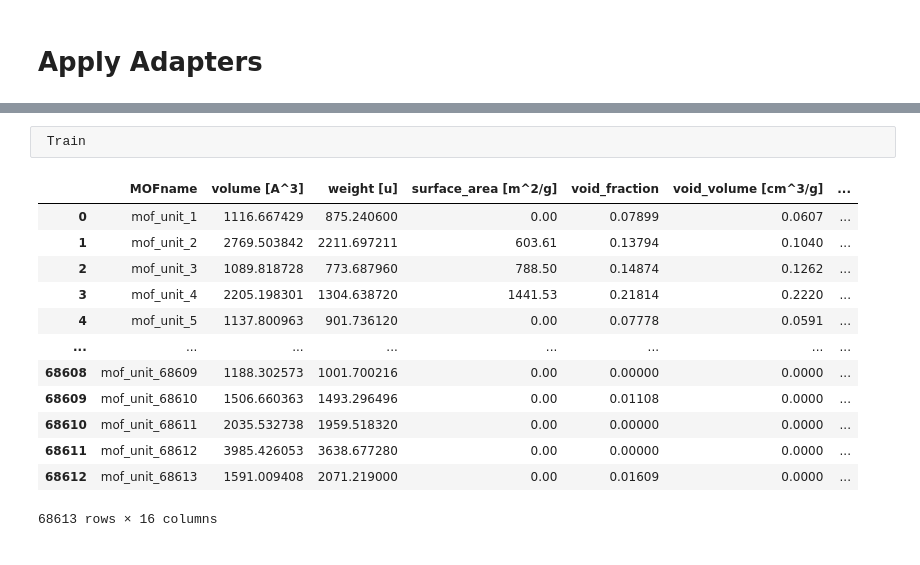
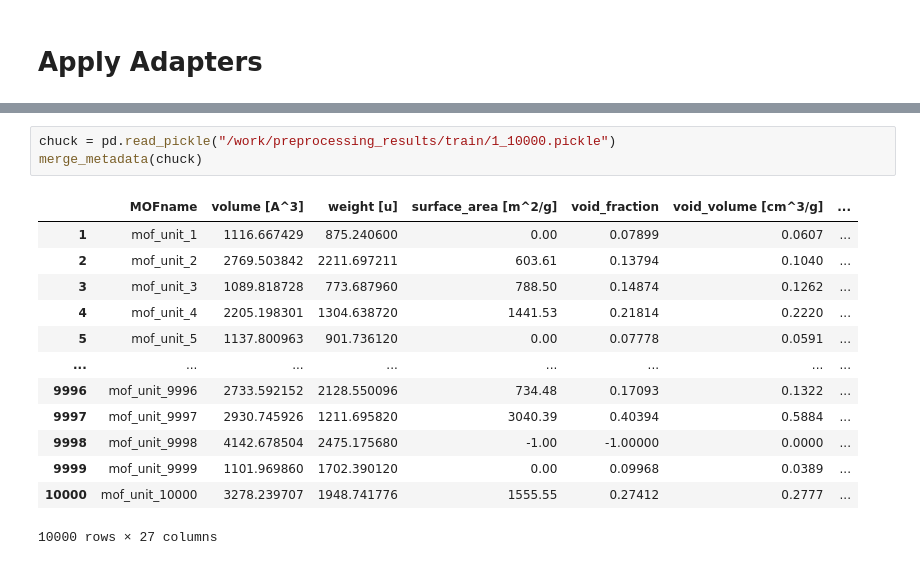
Before and after one commit to batprem/tmlcc-hackathon, a Jupyter notebook: preprocess.ipynb, the cells around one changed output, grey strips where cells are left out. Drawn from its saved outputs; the diff is of its cells as text.

Commit message:
Preprocessing done

```diff
--- a/preprocess.ipynb
+++ b/preprocess.ipynb
@@ -128,16 +154,17 @@ Pickle file from 0 to 10000 not found, generating the new one
-# %%
- Train
-# %% [output]
-|  | MOFname | volume [A^3] | weight [u] | surface_area [m^2/g] | void_fraction | void_volume [cm^3/g] | ... |
-| 0 | mof_unit_1 | 1116.667429 | 875.240600 | 0.00 | 0.07899 | 0.0607 | ... |
-| 1 | mof_unit_2 | 2769.503842 | 2211.697211 | 603.61 | 0.13794 | 0.1040 | ... |
-| 2 | mof_unit_3 | 1089.818728 | 773.687960 | 788.50 | 0.14874 | 0.1262 | ... |
-| 3 | mof_unit_4 | 2205.198301 | 1304.638720 | 1441.53 | 0.21814 | 0.2220 | ... |
-| 4 | mof_unit_5 | 1137.800963 | 901.736120 | 0.00 | 0.07778 | 0.0591 | ... |
-| ... | ... | ... | ... | ... | ... | ... | ... |
-| 68608 | mof_unit_68609 | 1188.302573 | 1001.700216 | 0.00 | 0.00000 | 0.0000 | ... |
-| 68609 | mof_unit_68610 | 1506.660363 | 1493.296496 | 0.00 | 0.01108 | 0.0000 | ... |
-| 68610 | mof_unit_68611 | 2035.532738 | 1959.518320 | 0.00 | 0.00000 | 0.0000 | ... |
-| 68611 | mof_unit_68612 | 3985.426053 | 3638.677280 | 0.00 | 0.00000 | 0.0000 | ... |
-| 68612 | mof_unit_68613 | 1591.009408 | 2071.219000 | 0.00 | 0.01609 | 0.0000 | ... |
-68613 rows × 16 columns
+# %%
+chuck = pd.read_pickle("/work/preprocessing_results/train/1_10000.pickle")
+merge_metadata(chuck)
+# %% [output]
+|  | MOFname | volume [A^3] | weight [u] | surface_area [m^2/g] | void_fraction | void_volume [cm^3/g] | ... |
+| 1 | mof_unit_1 | 1116.667429 | 875.240600 | 0.00 | 0.07899 | 0.0607 | ... |
+| 2 | mof_unit_2 | 2769.503842 | 2211.697211 | 603.61 | 0.13794 | 0.1040 | ... |
+| 3 | mof_unit_3 | 1089.818728 | 773.687960 | 788.50 | 0.14874 | 0.1262 | ... |
+| 4 | mof_unit_4 | 2205.198301 | 1304.638720 | 1441.53 | 0.21814 | 0.2220 | ... |
+| 5 | mof_unit_5 | 1137.800963 | 901.736120 | 0.00 | 0.07778 | 0.0591 | ... |
+| ... | ... | ... | ... | ... | ... | ... | ... |
+| 9996 | mof_unit_9996 | 2733.592152 | 2128.550096 | 734.48 | 0.17093 | 0.1322 | ... |
+| 9997 | mof_unit_9997 | 2930.745926 | 1211.695820 | 3040.39 | 0.40394 | 0.5884 | ... |
+| 9998 | mof_unit_9998 | 4142.678504 | 2475.175680 | -1.00 | -1.00000 | 0.0000 | ... |
+| 9999 | mof_unit_9999 | 1101.969860 | 1702.390120 | 0.00 | 0.09968 | 0.0389 | ... |
+| 10000 | mof_unit_10000 | 3278.239707 | 1948.741776 | 1555.55 | 0.27412 | 0.2777 | ... |
+10000 rows × 27 columns
```
Also changed, not shown: parts of 13 cells of this notebook, 6 other files.
